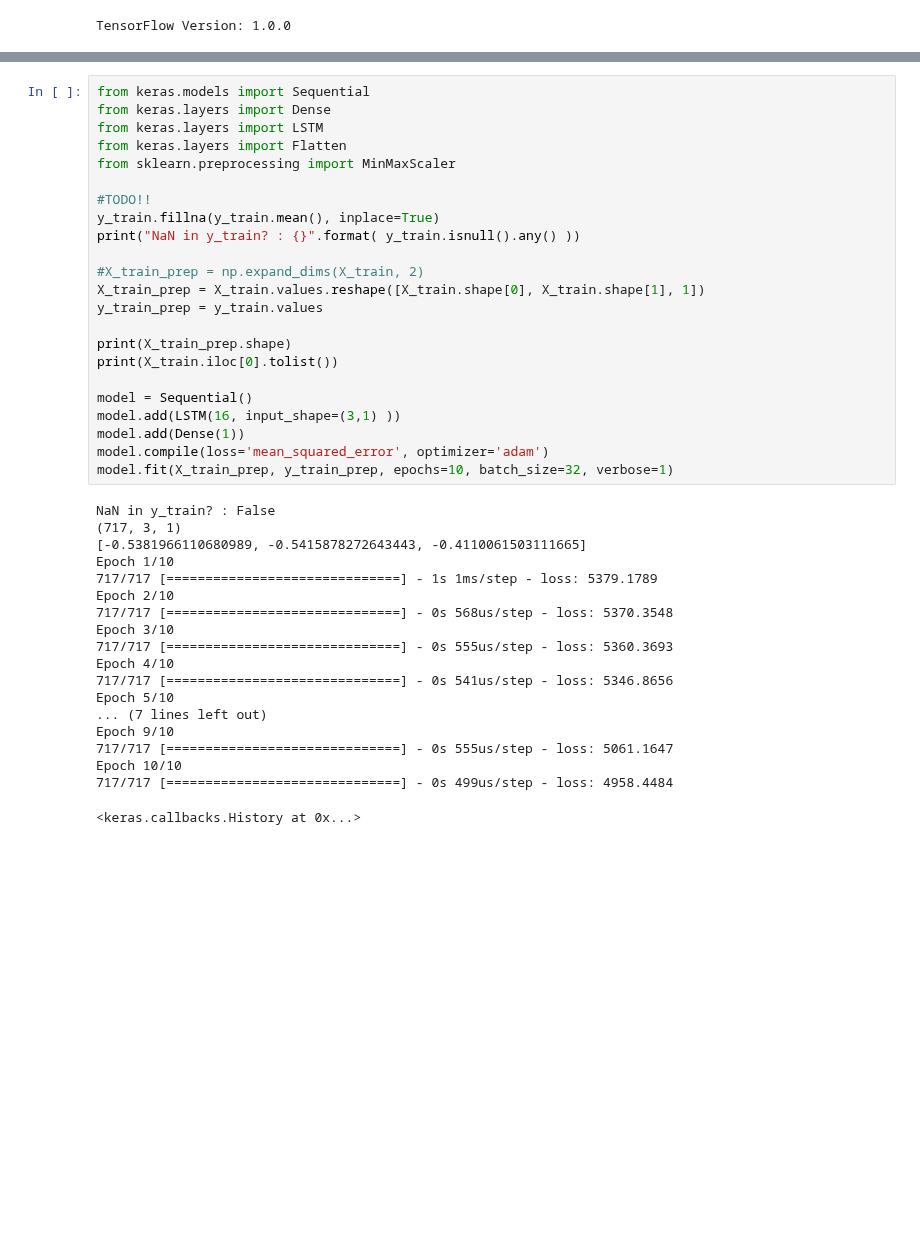
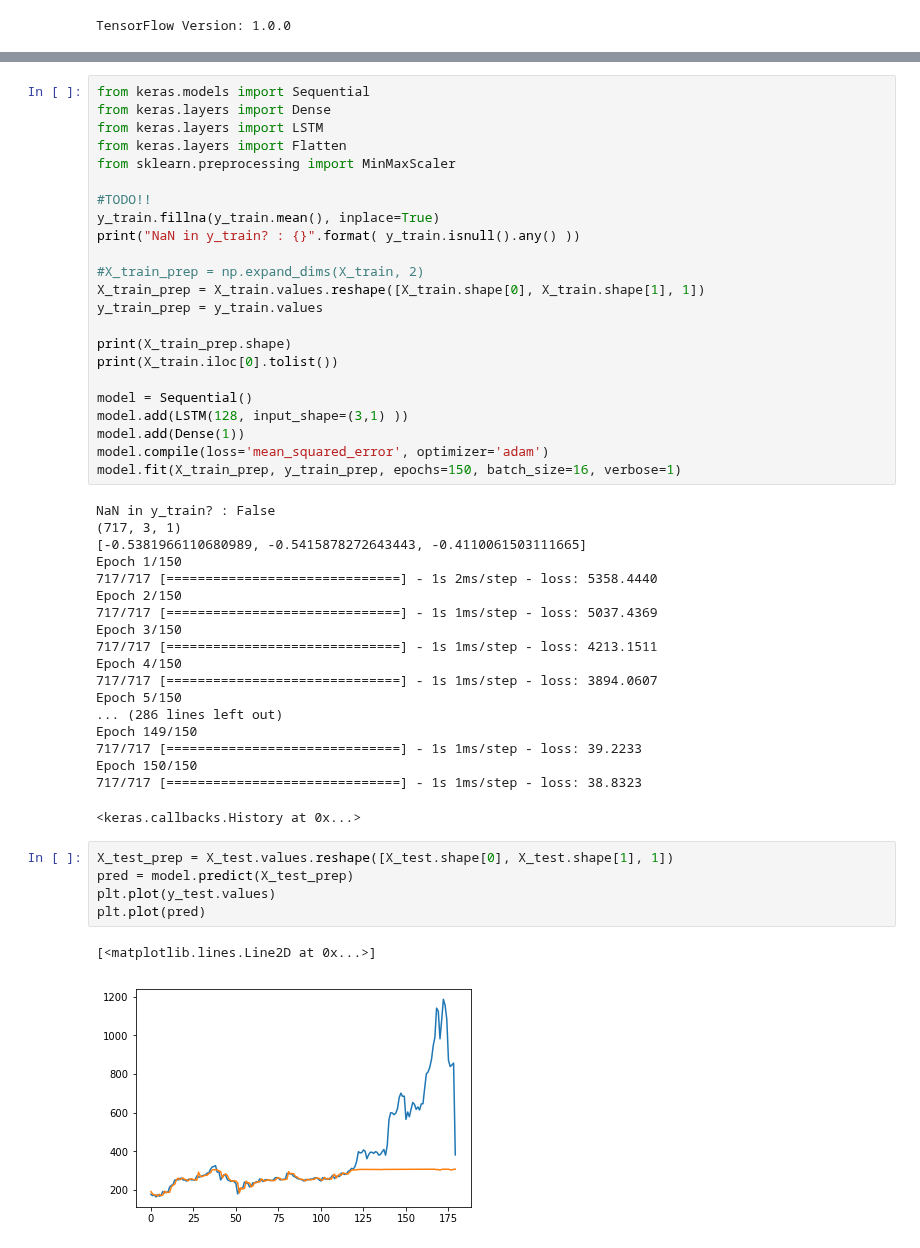
Before and after one commit to samuxiii/notebooks, a Jupyter notebook: stock/Ethereum Stock.ipynb, the cells around one changed output, grey strips where cells are left out. Cells and saved outputs as stored; diff of their text form; blank space fills up the shorter version.

Commit message:
Plotting the test results and adapt the model architecture

```diff
--- a/stock/Ethereum Stock.ipynb
+++ b/stock/Ethereum Stock.ipynb
@@ -235,26 +237,34 @@ print(X_train_prep.shape)
 print(X_train.iloc[0].tolist())
 
 model = Sequential()
-model.add(LSTM(16, input_shape=(3,1) ))
+model.add(LSTM(128, input_shape=(3,1) ))
 model.add(Dense(1))
 model.compile(loss='mean_squared_error', optimizer='adam')
-model.fit(X_train_prep, y_train_prep, epochs=10, batch_size=32, verbose=1)
+model.fit(X_train_prep, y_train_prep, epochs=150, batch_size=16, verbose=1)
 # %% [output]
 NaN in y_train? : False
 (717, 3, 1)
 [-0.5381966110680989, -0.5415878272643443, -0.4110061503111665]
-Epoch 1/10
-717/717 [==============================] - 1s 1ms/step - loss: 5379.1789
-Epoch 2/10
-717/717 [==============================] - 0s 568us/step - loss: 5370.3548
-Epoch 3/10
-717/717 [==============================] - 0s 555us/step - loss: 5360.3693
-Epoch 4/10
-717/717 [==============================] - 0s 541us/step - loss: 5346.8656
-Epoch 5/10
-... (7 lines left out)
-Epoch 9/10
-717/717 [==============================] - 0s 555us/step - loss: 5061.1647
-Epoch 10/10
-717/717 [==============================] - 0s 499us/step - loss: 4958.4484
+Epoch 1/150
+717/717 [==============================] - 1s 2ms/step - loss: 5358.4440
+Epoch 2/150
+717/717 [==============================] - 1s 1ms/step - loss: 5037.4369
+Epoch 3/150
+717/717 [==============================] - 1s 1ms/step - loss: 4213.1511
+Epoch 4/150
+717/717 [==============================] - 1s 1ms/step - loss: 3894.0607
+Epoch 5/150
+... (286 lines left out)
+Epoch 149/150
+717/717 [==============================] - 1s 1ms/step - loss: 39.2233
+Epoch 150/150
+717/717 [==============================] - 1s 1ms/step - loss: 38.8323
 <keras.callbacks.History at 0x...>
+# %%
+X_test_prep = X_test.values.reshape([X_test.shape[0], X_test.shape[1], 1])
+pred = model.predict(X_test_prep)
+plt.plot(y_test.values)
+plt.plot(pred)
+# %% [output]
+[<matplotlib.lines.Line2D at 0x...>]
+[figure, added]
```
Also changed, not shown: parts of 1 cell of this notebook.
